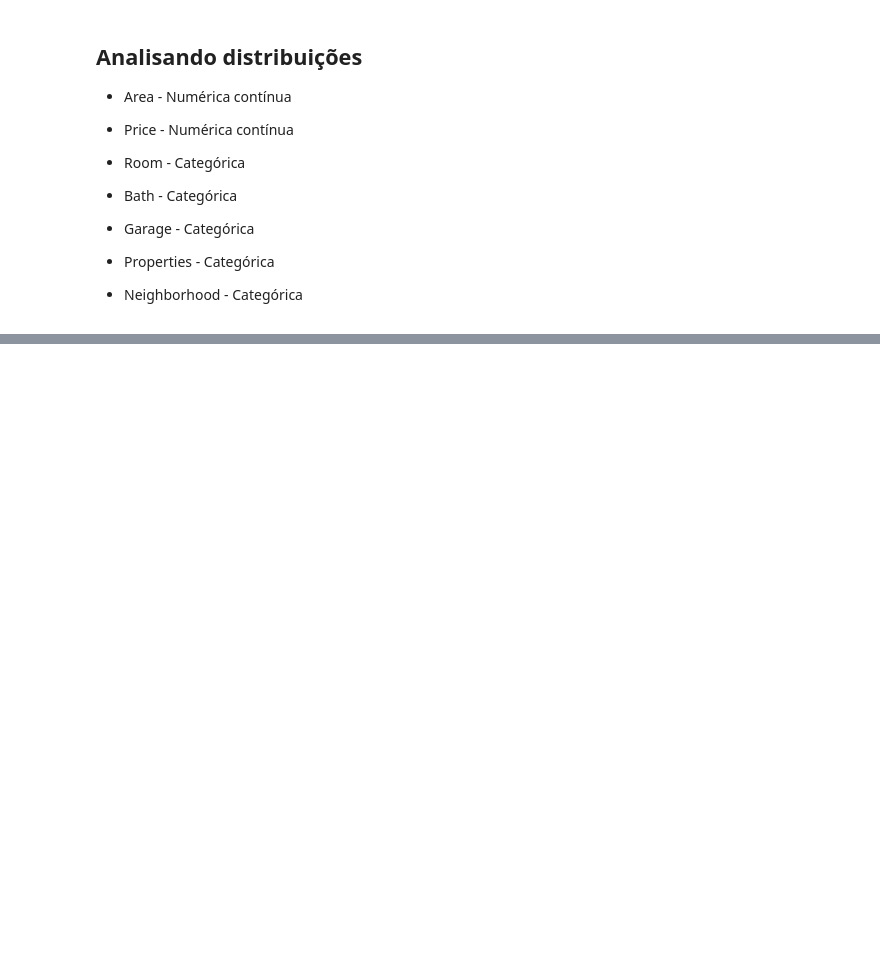
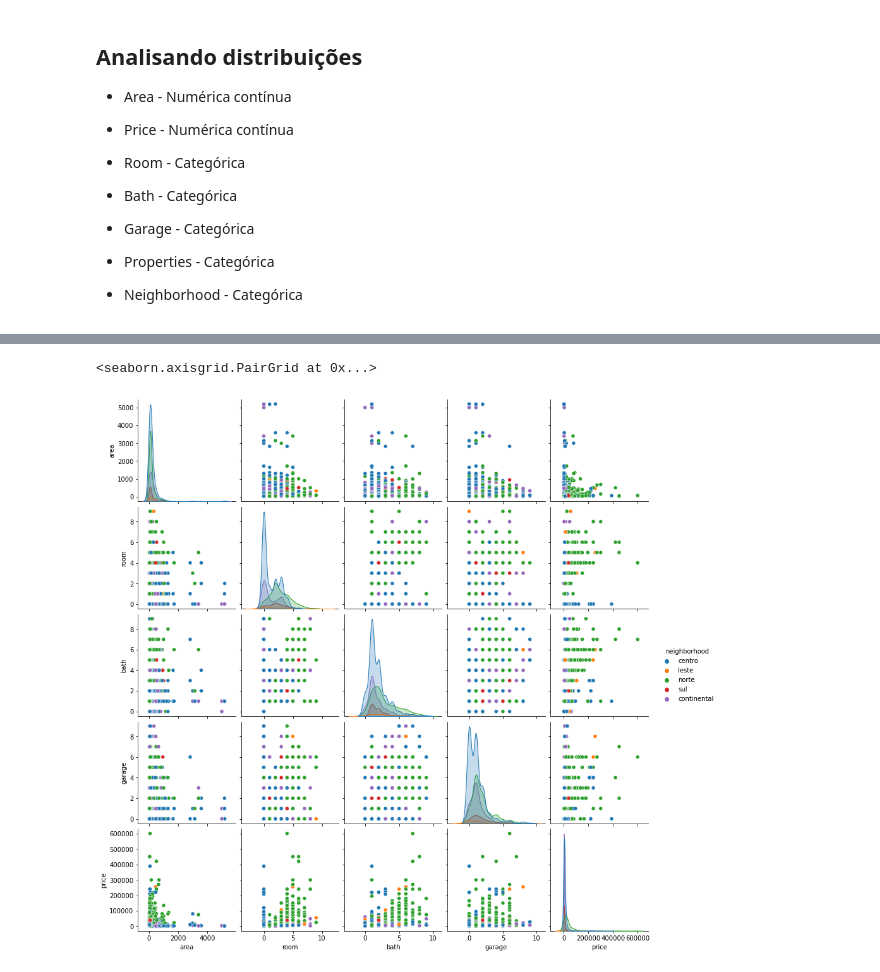
Before and after one commit to leticiaplang/Calculadora-de-aluguel, a Jupyter notebook: analise_exploratoria.ipynb, the cells around one changed output, grey strips where cells are left out. Cells and saved outputs as stored; diff of their text form; code cells hidden in the pictures; blank space fills up the shorter version.

```diff
--- a/analise_exploratoria.ipynb
+++ b/analise_exploratoria.ipynb
@@ -464,10 +467,3 @@ Leste:
 50%      86.000000    0.000000    1.000000    1.000000   2354.000000
 75%     200.000000    3.000000    2.000000    2.000000   4168.000000
 max    5186.000000    8.000000    9.000000    9.000000  60000.000000
-# %%
-# Criando as categorias
-df['neighborhood'] = [n.replace(n, 'norte') if n in norte else n for n in df['neighborhood']]
-df['neighborhood'] = [n.replace(n, 'leste') if n in leste else n for n in df['neighborhood']]
-df['neighborhood'] = [n.replace(n, 'centro') if n in centro else n for n in df['neighborhood']]
-df['neighborhood'] = [n.replace(n, 'sul') if n in sul else n for n in df['neighborhood']]
-df['neighborhood'] = [n.replace(n, 'continental') if n in continental else n for n in df['neighborhood']]
@@ -516,3 +540,8 @@ plt.show()
+# %%
+sns.pairplot(df, hue='neighborhood')
+# %% [output]
+<seaborn.axisgrid.PairGrid at 0x...>
+[figure, added]
 # %%
 # Analisando correlação entre as variáveis contínuas
 big_corr = (df.corr())
```
Also changed, not shown: parts of 29 cells of this notebook.
